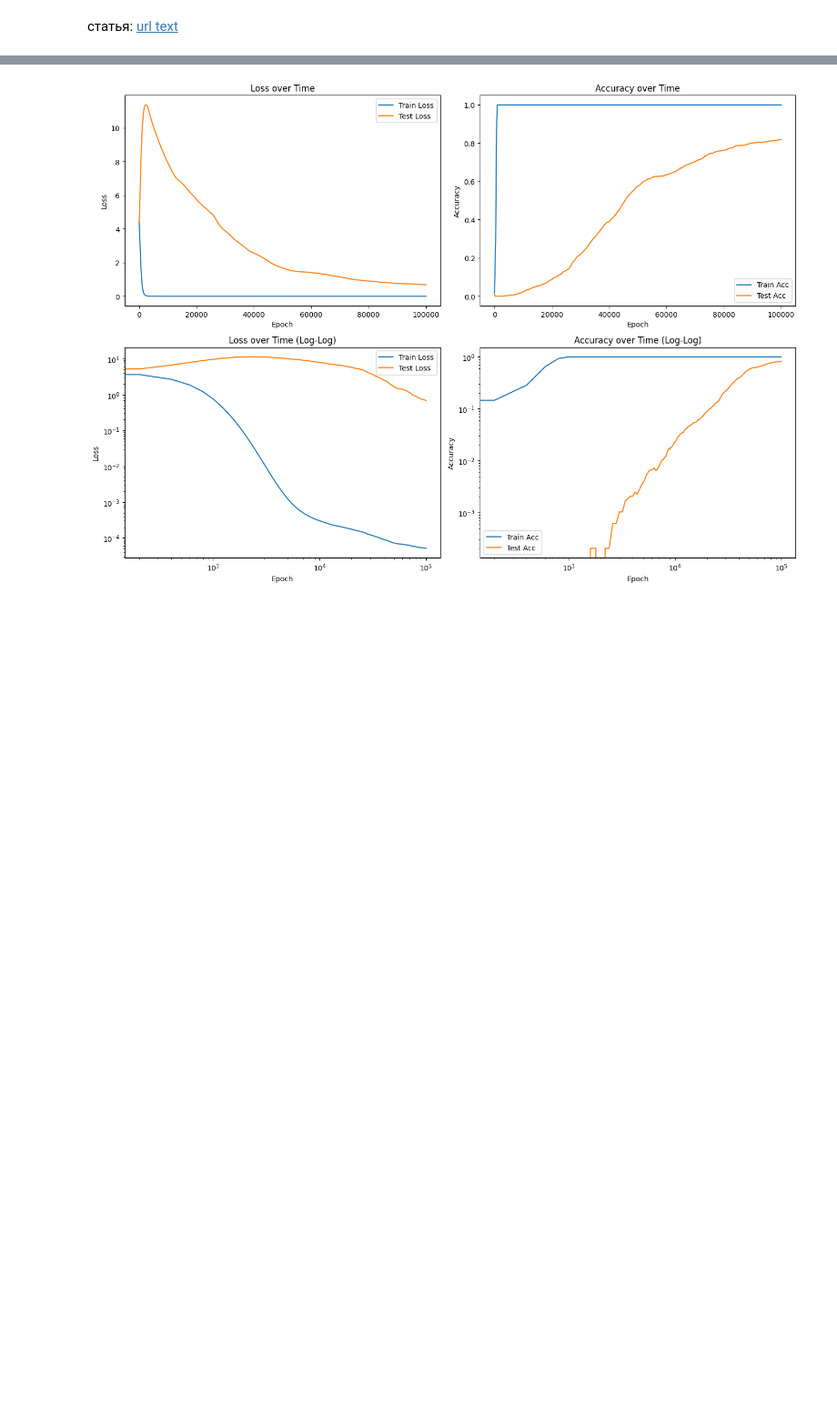
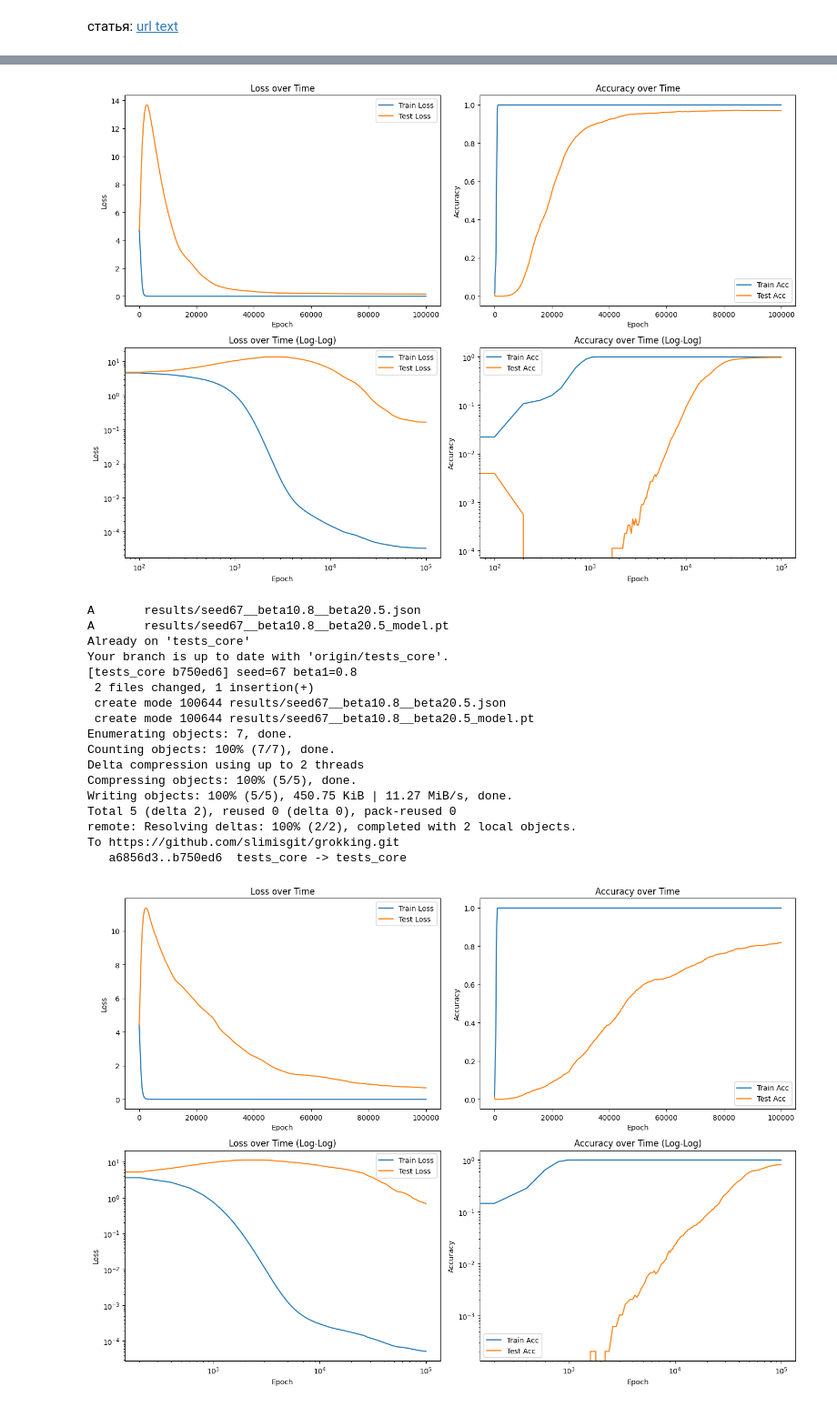
Before and after one commit to slimisgit/grokking, a Jupyter notebook: report.ipynb, the cells around one changed output, grey strips where cells are left out. Shown at 91% size. Saved outputs shown, nothing was run; the diff lists cells and outputs as text; code cells hidden in the pictures; blank space fills up the shorter version.

```diff
--- a/report.ipynb
+++ b/report.ipynb
@@ -6,14 +6,15 @@
 import torch
 import torch.nn as nn
 import torch.optim as optim
-import matplotlib.pyplot as plt #графики
+import matplotlib.pyplot as plt  # графики
 import numpy as np
 import os
 from dataclasses import dataclass, asdict
 import json
 from google.colab import userdata
 
-#создание дата сета
+
+# создание дата сета
 def create_dataset(N, fraction_train, seed=42):
     np.random.seed(seed)
     all_pairs = [(x, y) for x in range(N) for y in range(N)]
@@ -43,50 +44,45 @@ def create_dataset(N, fraction_train, seed=42):
     return train_seq, train_targets, test_seq, test_targets
 
 
-#модель
+# модель
 class LSTMModelOneHot(nn.Module):
     def __init__(self, vocab_size, hidden_size):
         super(LSTMModelOneHot, self).__init__()
         self.hidden_size = hidden_size
         self.vocab_size = vocab_size
 
+        self.W_ih = nn.Linear(vocab_size, 4 * hidden_size, bias=True)  # это типо 4 матрицы в одной для скорости
+        self.W_hh = nn.Linear(hidden_size, 4 * hidden_size, bias=True)
+        self.fc1 = nn.Linear(hidden_size, vocab_size, bias=False)
 
-        self.W_ih = nn.Linear(vocab_size, 4*hidden_size, bias=True)  #это типо 4 матрицы в одной для скорости
-        self.W_hh = nn.Linear(hidden_size, 4*hidden_size, bias=True)
-        self.fc1 = nn.Linear(hidden_size,  vocab_size, bias=False)
-
-        self.relu = nn.ReLU()
-
-    #один шаг по времени(вообще по времени в батче,но у нас батч=эпоха)
+    # один шаг по времени(вообще по времени в батче,но у нас батч=эпоха)
     def forward(self, x_seq):
-
         batch_size, seq_len = x_seq.size()
         device = x_seq.device
 
-        #представление батча в onehot
+        # представление батча в onehot
         x_onehot = torch.zeros(batch_size, seq_len, self.vocab_size, device=device)
         x_onehot.scatter_(2, x_seq.unsqueeze(2), 1)
 
-        #начальные долгосрочная и короткосрочная память
+        # начальные долгосрочная и короткосрочная память
         h = torch.zeros(batch_size, self.hidden_size, device=device)
         c = torch.zeros(batch_size, self.hidden_size, device=device)
 
-
         for t in range(seq_len):
-            #типо времени в LSTM (тут или 0 или 1)
+            # типо времени в LSTM (тут или 0 или 1)
             x_t = x_onehot[:, t, :]
 
-            #логика LSTM,но т.к матрицы склеены в одну читать невозможно
+            # логика LSTM,но т.к матрицы склеены в одну читать невозможно
             gates = self.W_ih(x_t) + self.W_hh(h)
             i = torch.sigmoid(gates[:, 0:self.hidden_size])  # input gate
-            f = torch.sigmoid(gates[:, self.hidden_size:2*self.hidden_size])  # forget gate
-            g = torch.tanh(gates[:, 2*self.hidden_size:3*self.hidden_size]) # candidate gate
-            o = torch.sigmoid(gates[:, 3*self.hidden_size:4*self.hidden_size]) # output gate
+            f = torch.sigmoid(gates[:, self.hidden_size:2 * self.hidden_size])  # forget gate
+            g = torch.tanh(gates[:, 2 * self.hidden_size:3 * self.hidden_size])  # candidate gate
+            o = torch.sigmoid(gates[:, 3 * self.hidden_size:4 * self.hidden_size])  # output gate
 
-            #логика долгосрочной памяти
+            # логика долгосрочной памяти
             c = f * c + i * g
 
-            h = torch.tanh(c)*o #
+            h = torch.tanh(c) * o  #
 
         logits = self.fc1(h)
 
@@ -409,12 +411,11 @@ Your branch is up to date with 'origin/tests_core'.
 # %%
-#обучение+тесты (ЛЮБОЙ ЗАПУСК КОМИТИТСЯ, НЕ МЕНЯЙТЕ 2 ГИПЕРПАРАМТРА ОДНОВРЕМЕННО! checkpoint_interval МОЖНО)
+#обучение+тесты (ЛЮБОЙ ЗАПУСК КОМИТИТСЯ)
 
-#НЕЛЬЗЯ МНОГОГИПЕРПАРАМЕТРОВ
-result = train_and_test_with_params(seed=228, N=69, checkpoint_interval=100)
+result = train_and_test_with_params(seed = 67, beta1 = 0.8, beta2 = 0.5, checkpoint_interval = 100)
 graphic(result.train_losses, result.train_accuracies, result.test_losses, result.test_accuracies)
 
 !git add results/
 !git checkout tests_core
-!git commit -m "seed=228, N=69"
+!git commit -m "seed=67 beta1=0.8"
 !git push origin tests_core
 # %% [output]
@@ -438,3 +439,21 @@ Epoch 21800: Train Loss=0.0005, Test Loss=8.6218, Train Acc=1.0000, Test Acc=0.0
+[figure, added]
+A       results/seed67__beta10.8__beta20.5.json
+A       results/seed67__beta10.8__beta20.5_model.pt
+Already on 'tests_core'
+Your branch is up to date with 'origin/tests_core'.
+[tests_core b750ed6] seed=67 beta1=0.8
+ 2 files changed, 1 insertion(+)
+ create mode 100644 results/seed67__beta10.8__beta20.5.json
+ create mode 100644 results/seed67__beta10.8__beta20.5_model.pt
+Enumerating objects: 7, done.
+Counting objects: 100% (7/7), done.
+Delta compression using up to 2 threads
+Compressing objects: 100% (5/5), done.
+Writing objects: 100% (5/5), 450.75 KiB | 11.27 MiB/s, done.
+Total 5 (delta 2), reused 0 (delta 0), pack-reused 0
+remote: Resolving deltas: 100% (2/2), completed with 2 local objects.
+To https://github.com/slimisgit/grokking.git
+   a6856d3..b750ed6  tests_core -> tests_core
 # %%
 #вывод графиков тестов которые уже были проведены
 loaded = Grokking_Data.load("results/seed67__N83.json")
```
Also changed, not shown: parts of 5 cells of this notebook.
